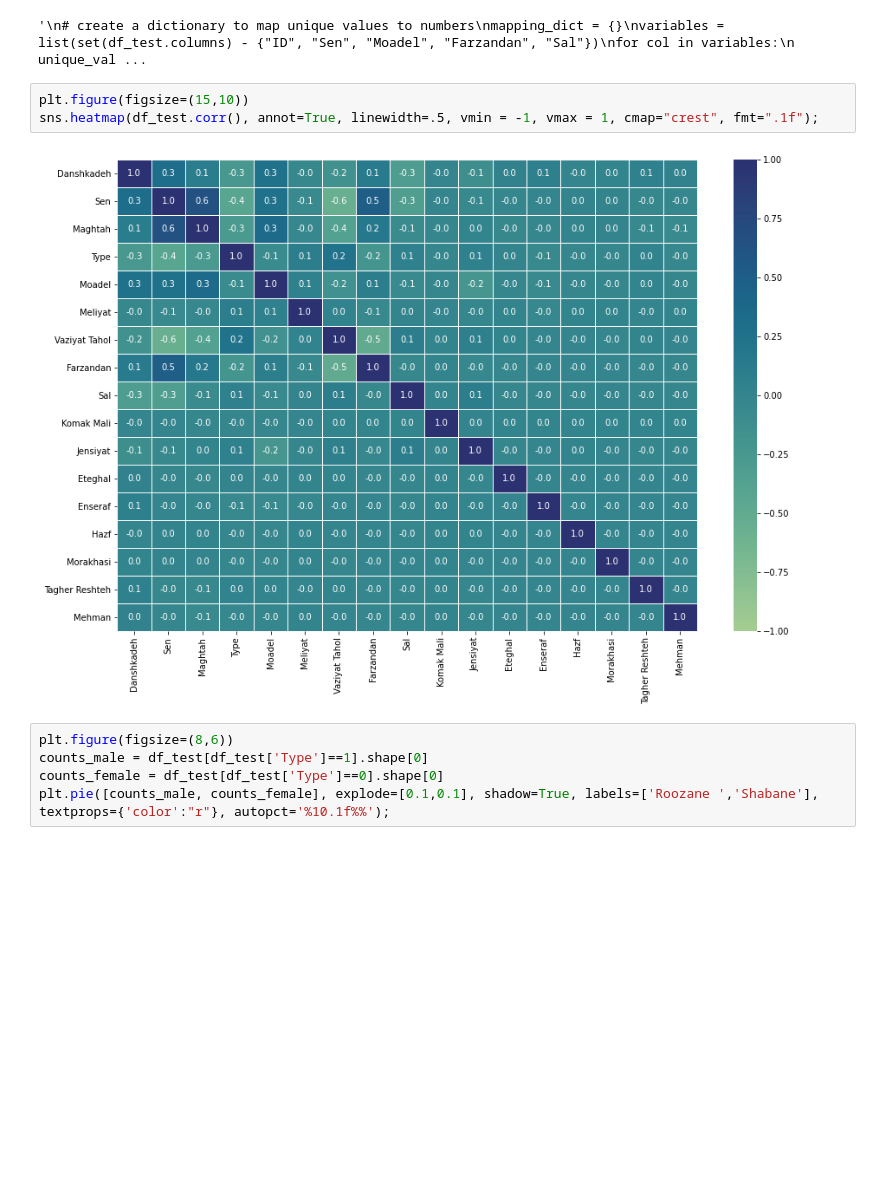
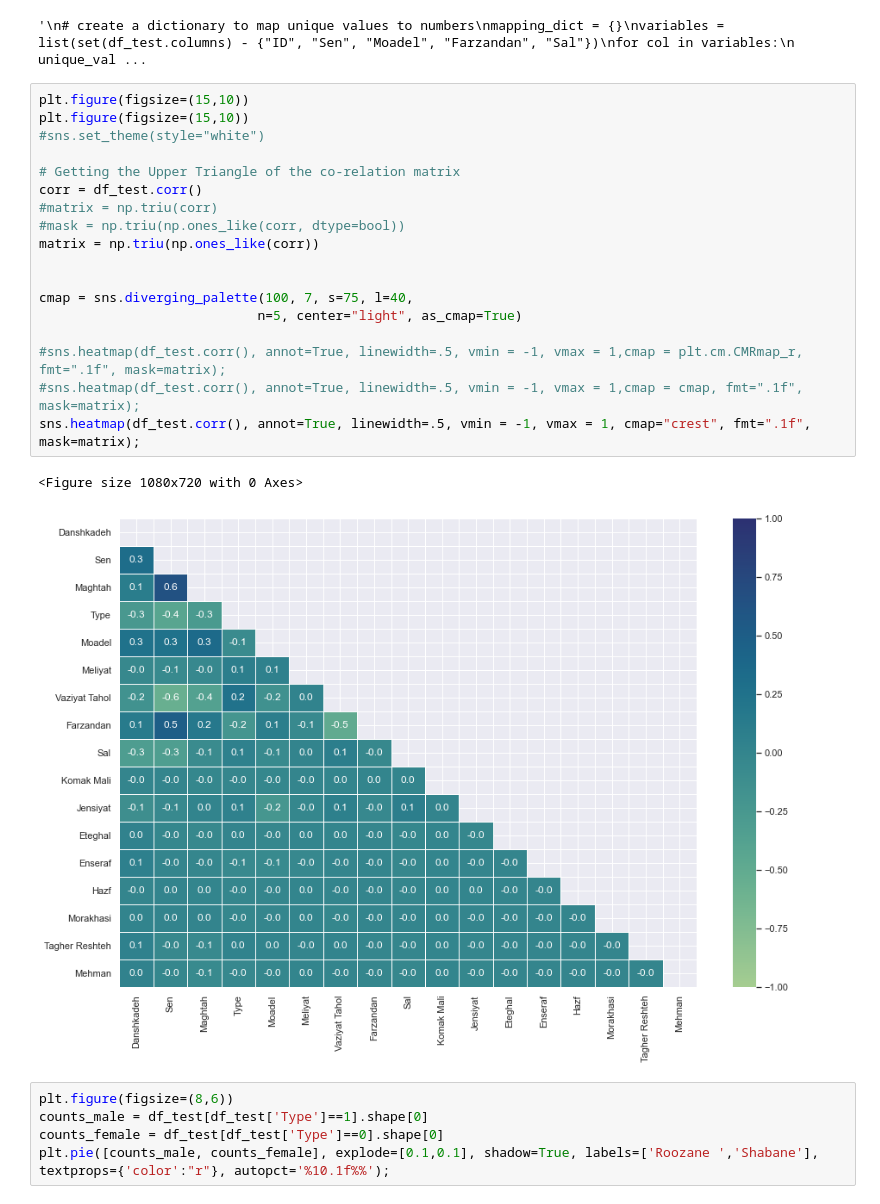
Before and after one commit to mghasemi19/ML_EconEduc, a Jupyter notebook: Type_classification.ipynb, the cells around one changed output. Cells and saved outputs as stored; diff of their text form; blank space fills up the shorter version.

```diff
--- a/Type_classification.ipynb
+++ b/Type_classification.ipynb
@@ -91,11 +91,27 @@ df_test.head()
 '''
 # %% [output]
 '\n# create a dictionary to map unique values to numbers\nmapping_dict = {}\nvariables = list(set(df_test.columns) - {"ID", "Sen", "Moadel", "Farzandan", "Sal"})\nfor col in variables:\n    unique_val ...
-# %%
-plt.figure(figsize=(15,10))
-sns.heatmap(df_test.corr(), annot=True, linewidth=.5, vmin = -1, vmax = 1, cmap="crest", fmt=".1f");
-# %% [output]
-[figure, removed]
+# %%
+plt.figure(figsize=(15,10))
+plt.figure(figsize=(15,10))
+#sns.set_theme(style="white")
+
+# Getting the Upper Triangle of the co-relation matrix
+corr = df_test.corr()
+#matrix = np.triu(corr)
+#mask = np.triu(np.ones_like(corr, dtype=bool))
+matrix = np.triu(np.ones_like(corr))
+
+
+cmap = sns.diverging_palette(100, 7, s=75, l=40,
+                            n=5, center="light", as_cmap=True)
+
+#sns.heatmap(df_test.corr(), annot=True, linewidth=.5, vmin = -1, vmax = 1,cmap = plt.cm.CMRmap_r, fmt=".1f", mask=matrix);
+#sns.heatmap(df_test.corr(), annot=True, linewidth=.5, vmin = -1, vmax = 1,cmap = cmap, fmt=".1f", mask=matrix);
+sns.heatmap(df_test.corr(), annot=True, linewidth=.5, vmin = -1, vmax = 1, cmap="crest", fmt=".1f", mask=matrix);
+# %% [output]
+<Figure size 1080x720 with 0 Axes>
+[figure, added]
 # %%
 plt.figure(figsize=(8,6))
 counts_male = df_test[df_test['Type']==1].shape[0]
```
Also changed, not shown: parts of 6 cells of this notebook, 1 other file.
